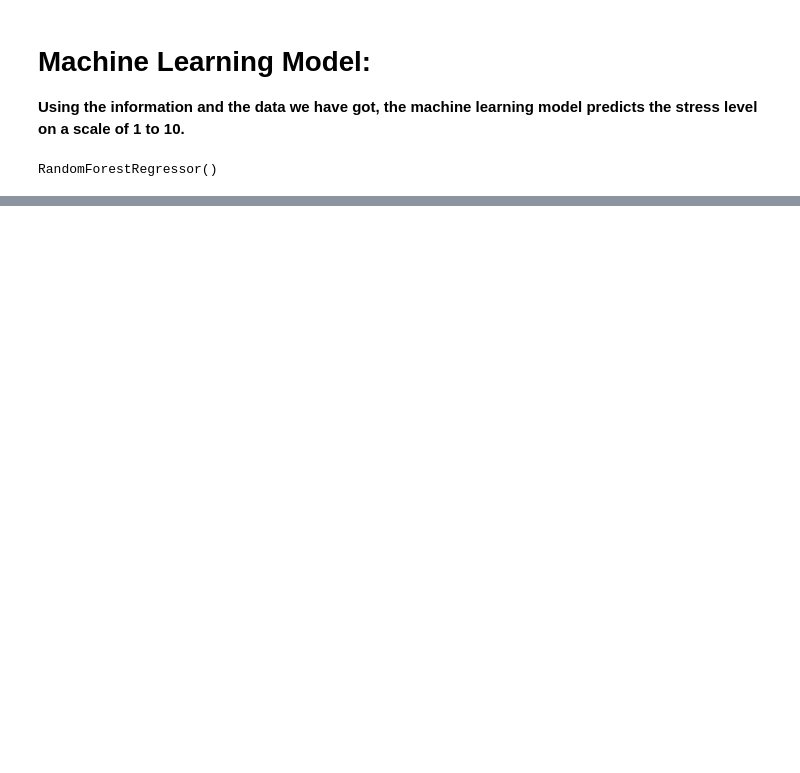
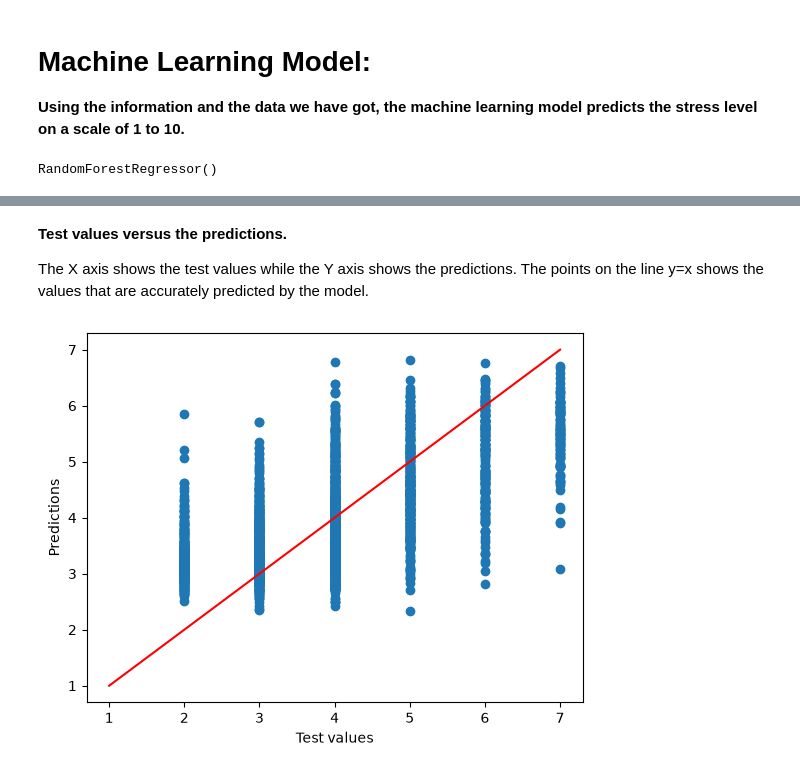
Before and after one commit to SayanMazumder25/Student-Load-Optimization-and-Burnout-Mapping, a Jupyter notebook: Project-1.ipynb, the cells around one changed output, grey strips where cells are left out. Cells and saved outputs as stored; diff of their text form; code cells hidden in the pictures; blank space fills up the shorter version.

```diff
--- a/Project-1.ipynb
+++ b/Project-1.ipynb
@@ -220,35 +196,3 @@ y_train=df1.iloc[1:,5]
 rfr.fit(x_train,y_train)
 # %% [output]
 RandomForestRegressor()
-# %%
-import numpy as np
-from sklearn.model_selection import StratifiedShuffleSplit
-from sklearn.ensemble import RandomForestRegressor
-from sklearn.metrics import r2_score, mean_absolute_error
-X = df1.iloc[:, [1, 2, 3, 4, 6]]
-y = df1.iloc[:, 5]
-stress_bins = pd.qcut(y, q=5, labels=False, duplicates="drop")
-sss = StratifiedShuffleSplit(
-    n_splits=1,
-    test_size=0.2,
-    random_state=42
-)
-for train_idx, test_idx in sss.split(X, stress_bins):
-    X_train = X.iloc[train_idx]
-    X_test = X.iloc[test_idx]
-    y_train = y.iloc[train_idx]
-    y_test = y.iloc[test_idx]
-rfr = RandomForestRegressor()
-rfr.fit(X_train, y_train)
-predictions = rfr.predict(X_test)
-r2 = r2_score(y_test, predictions)
-mae = mean_absolute_error(y_test, predictions)
-print("Training rows:", len(X_train))
-print("Testing rows:", len(X_test))
-print("R²:", r2)
-print("MAE:", mae)
-tolerance = 1.0
-agreement = np.abs(predictions - y_test.to_numpy()) <= tolerance
-percentage = np.mean(agreement) * 100
-print("Stress prediction within ±1:", percentage, "%")
-print("Rounded Stress-Level Agreement:", percentage)
@@ -261,0 +252,13 @@ Rounded Stress-Level Agreement: 67.05
+# %% [markdown]
+**Test values versus the predictions.**
+
+The X axis shows the test values while the Y axis shows the predictions.
+The points on the line y=x shows the values that are accurately predicted by the model.
+# %%
+plt.scatter(y_test,predictions)
+plt.plot([1,7],[1,7],'r-')
+plt.xlabel('Test values')
+plt.ylabel('Predictions')
+plt.show()
+# %% [output]
+[figure, added]
```
Also changed, not shown: parts of 13 cells of this notebook.
